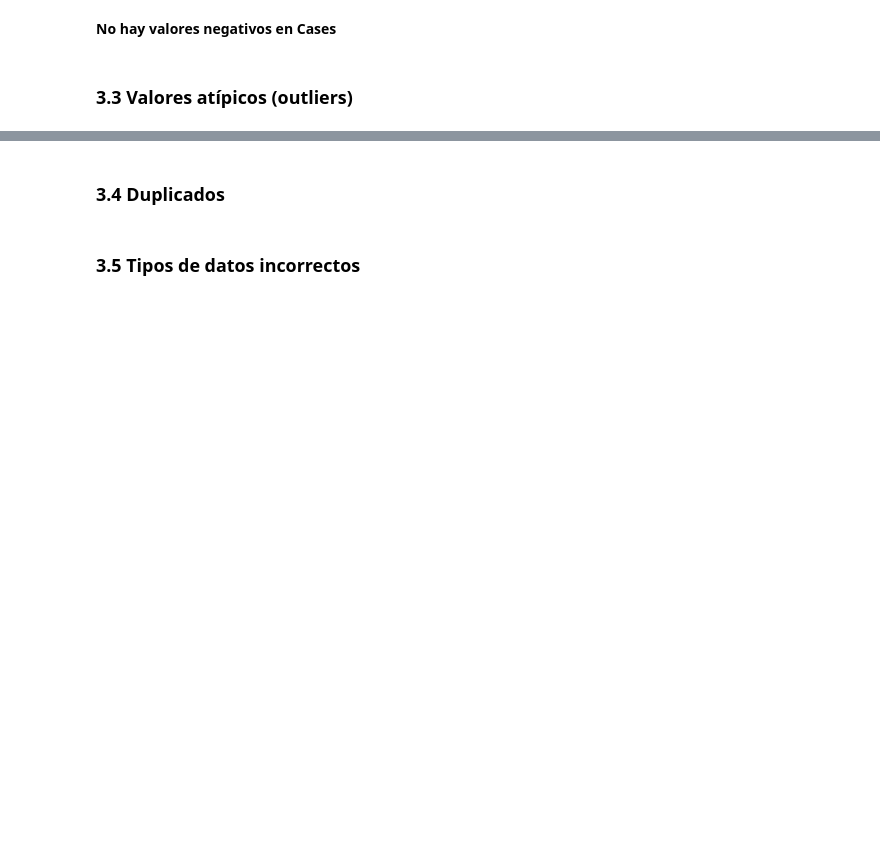
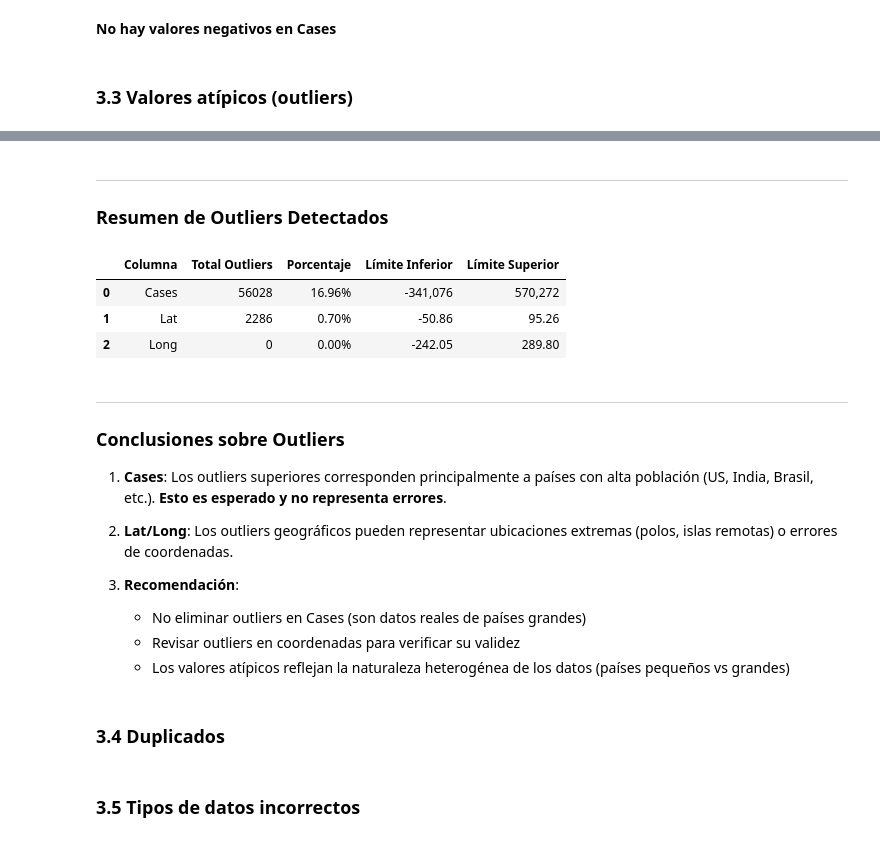
Before and after one commit to esilvas1/Activity3_Data_Management, a Jupyter notebook: Notebook/EDA.ipynb, the cells around one changed output, grey strips where cells are left out. Cells and saved outputs as stored; diff of their text form; code cells hidden in the pictures; blank space fills up the shorter version.

```diff
--- a/Notebook/EDA.ipynb
+++ b/Notebook/EDA.ipynb
@@ -306,3 +549,57 @@ else:
+# %%
+# 5. Resumen de Outliers
+display(Markdown("""
+---
+### Resumen de Outliers Detectados
+"""))
+
+resumen_outliers = pd.DataFrame({
+    'Columna': ['Cases', 'Lat', 'Long'],
+    'Total Outliers': [len(outliers), len(outliers_lat), len(outliers_long)],
+    'Porcentaje': [
+        f"{(len(outliers)/len(df_long)*100):.2f}%",
+        f"{(len(outliers_lat)/len(df_long.dropna(subset=['Lat']))*100):.2f}%",
+        f"{(len(outliers_long)/len(df_long.dropna(subset=['Long']))*100):.2f}%"
+    ],
+    'Límite Inferior': [f"{limite_inferior:,.0f}", f"{limite_inf_lat:.2f}", f"{limite_inf_long:.2f}"],
+    'Límite Superior': [f"{limite_superior:,.0f}", f"{limite_sup_lat:.2f}", f"{limite_sup_long:.2f}"]
+})
+
+display(resumen_outliers)
+
+display(Markdown("""
+---
+### Conclusiones sobre Outliers
+
+1. **Cases**: Los outliers superiores corresponden principalmente a países con alta población (US, India, Brasil, etc.). **Esto es esperado y no representa errores**.
+
+2. **Lat/Long**: Los outliers geográficos pueden representar ubicaciones extremas (polos, islas remotas) o errores de coordenadas.
+
+3. **Recomendación**:
+   - No eliminar outliers en Cases (son datos reales de países grandes)
+   - Revisar outliers en coordenadas para verificar su validez
+   - Los valores atípicos reflejan la naturaleza heterogénea de los datos (países pequeños vs grandes)
+"""))
+# %% [output]
+
+---
+### Resumen de Outliers Detectados
+|  | Columna | Total Outliers | Porcentaje | Límite Inferior | Límite Superior |
+| 0 | Cases | 56028 | 16.96% | -341,076 | 570,272 |
+| 1 | Lat | 2286 | 0.70% | -50.86 | 95.26 |
+| 2 | Long | 0 | 0.00% | -242.05 | 289.80 |
+
+---
+### Conclusiones sobre Outliers
+
+1. **Cases**: Los outliers superiores corresponden principalmente a países con alta población (US, India, Brasil, etc.). **Esto es esperado y no representa errores**.
+
+2. **Lat/Long**: Los outliers geográficos pueden representar ubicaciones extremas (polos, islas remotas) o errores de coordenadas.
+
+3. **Recomendación**:
+   - No eliminar outliers en Cases (son datos reales de países grandes)
+   - Revisar outliers en coordenadas para verificar su validez
+   - Los valores atípicos reflejan la naturaleza heterogénea de los datos (países pequeños vs grandes)
 # %% [markdown]
 ### 3.4 Duplicados
 # %% [markdown]
```
Also changed, not shown: parts of 6 cells of this notebook.
